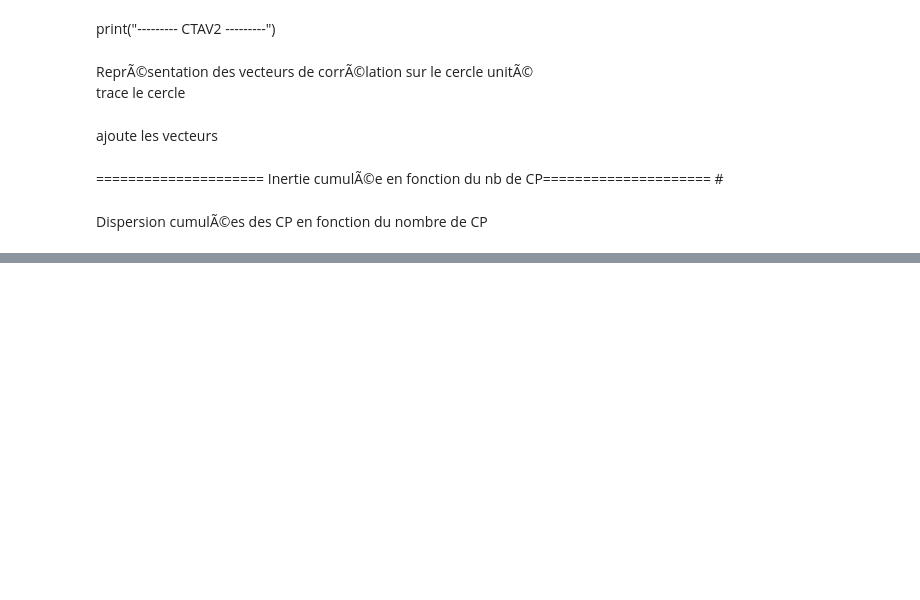
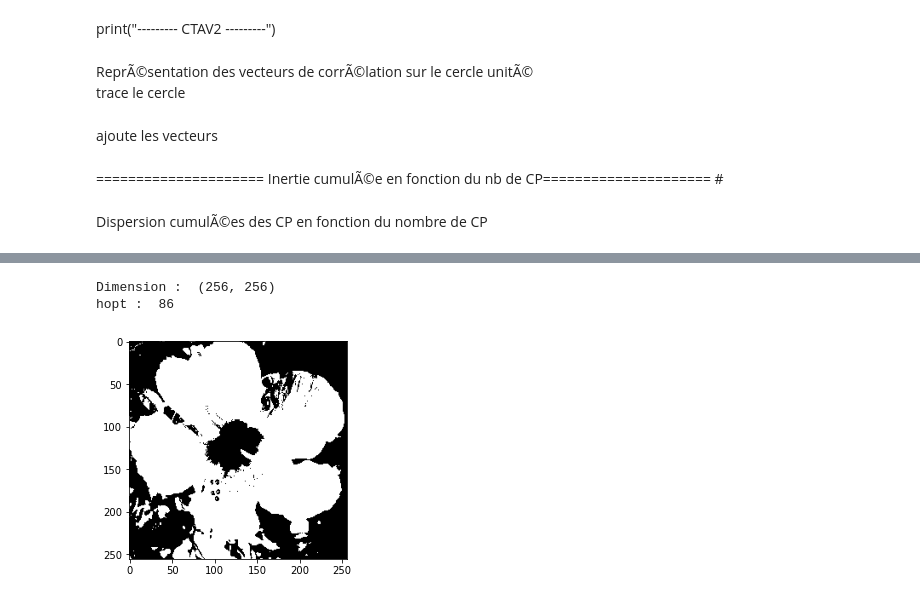
Before and after one commit to rooooose/IF29-Twitter, a Jupyter notebook: AcpTweet.ipynb, the cells around one changed output, grey strips where cells are left out. Saved outputs shown, nothing was run; the diff lists cells and outputs as text; code cells hidden in the pictures; blank space fills up the shorter version.

```diff
--- a/AcpTweet.ipynb
+++ b/AcpTweet.ipynb
@@ -304,0 +314,62 @@ plt.show()
+# %%
+#Exercice 7
+
+import matplotlib
+import numpy as np
+import matplotlib.pyplot as plt
+from mpl_toolkits import mplot3d
+import time
+
+A = np.loadtxt("image_originale.txt", dtype='int', delimiter=',', skiprows=0, usecols=None)
+print("Dimension : ",np.shape(A))
+
+def getHopt(A):
+    vecth = np.ndarray.flatten(A)
+    vecthtri = np.sort(vecth)
+    size = np.size(A)
+    hopt = 0
+    maxVarInter = 0
+
+    for i in range(size):
+        h = vecthtri[i]
+        hIndex = np.searchsorted(vecthtri, h)
+        #print(h, " ", vecthtri[hIndex-1:hIndex+1])
+        Ainf = vecthtri[:hIndex]
+        Asup = vecthtri[hIndex:]
+
+        #Pour empêcher les warnings en cas de division par 0
+        meanInf = 0
+        if len(Ainf) != 0:
+            meanInf = np.mean(Ainf)
+        meanSup = 0
+        if len(Asup) != 0:
+            meanSup = np.mean(Asup)
+
+        varInter = (len(Ainf)/size) * (len(Asup)/size) * (meanInf - meanSup)**2
+        if varInter > maxVarInter:
+            hopt = h
+            maxVarInter = varInter
+
+    return hopt
+
+
+def noirEtBlanc(A, h):
+    B = np.copy(A)
+    for i in range(np.shape(B)[0]):
+        for j in range(np.shape(B)[1]):
+            if (B[i][j] < h):
+                B[i][j] = 0
+            else:
+                B[i][j] = 1
+    return B
+
+hopt = getHopt(A)
+print("hopt : ",hopt)
+B = noirEtBlanc(A,hopt)
+plt.imshow(B)
+plt.gray()
+plt.show()
+# %% [output]
+Dimension :  (256, 256)
+hopt :  86
+[figure, added]
```
Also changed, not shown: parts of 4 cells of this notebook, 7 other files.
